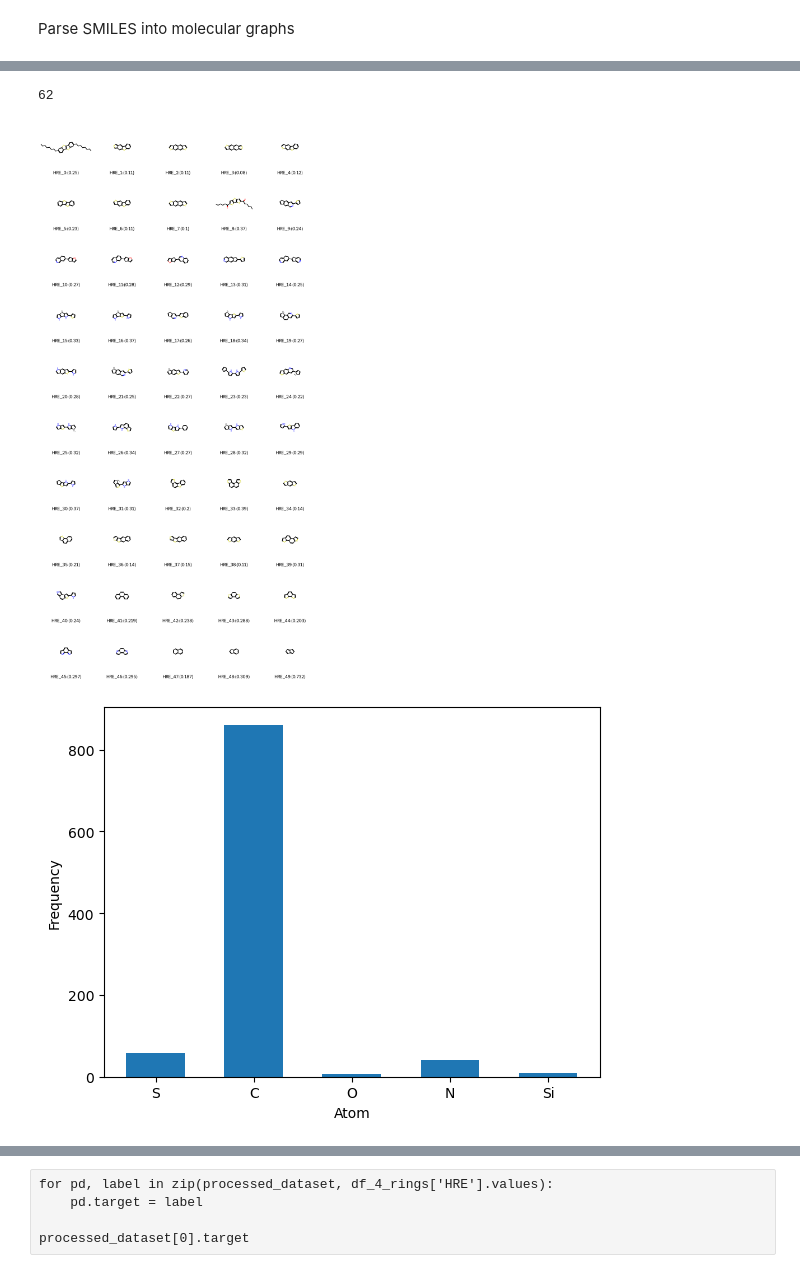
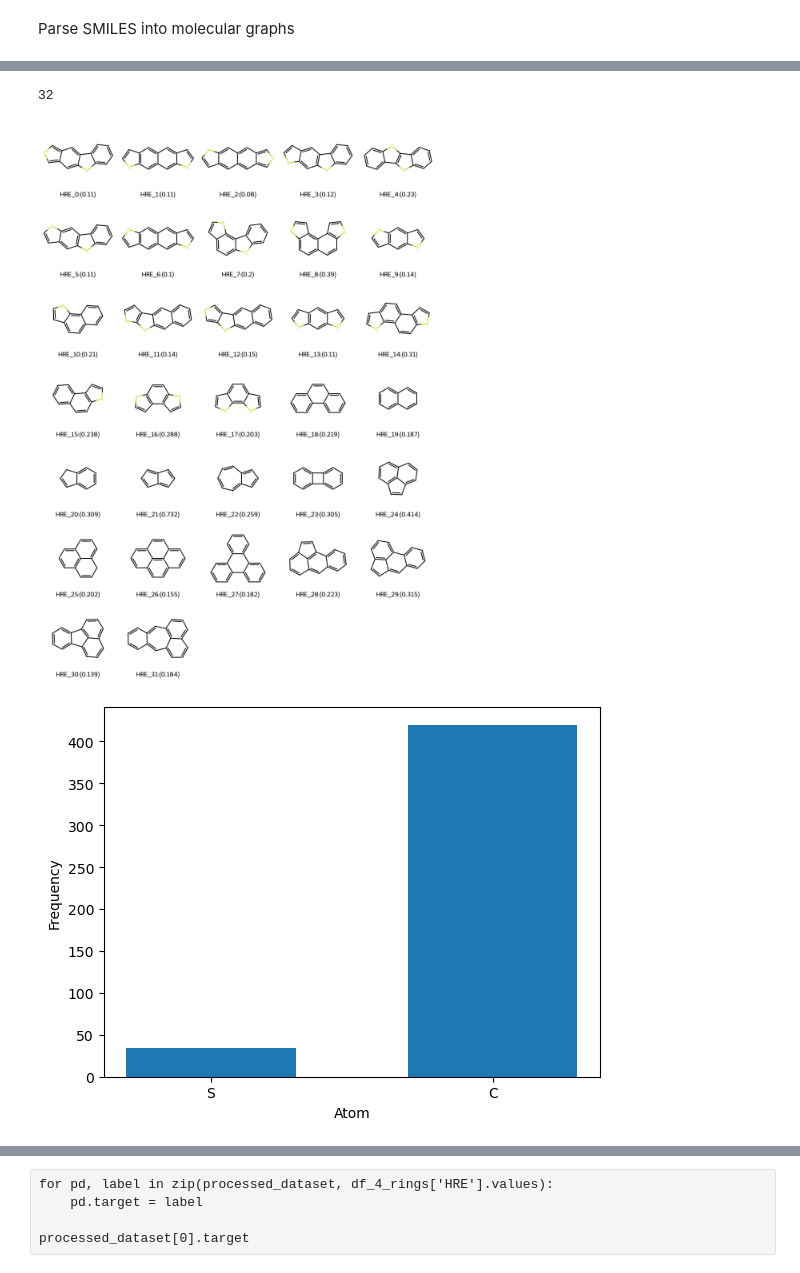
Before and after one commit to 24shiny/Heteroacenes, a Jupyter notebook: p4_qek_regression_all.ipynb, the cells around one changed output, grey strips where cells are left out. Cells and saved outputs as stored; diff of their text form; code cells hidden in the pictures.

Commit message:
graphs and extractors refactored

```diff
--- a/p4_qek_regression_all.ipynb
+++ b/p4_qek_regression_all.ipynb
@@ -15,8 +15,9 @@ warnings.filterwarnings("ignore", category=DeprecationWarning)
 # %% [markdown]
 Parse SMILES into molecular graphs
 # %%
-df = pd.read_csv('mol_datasets/panasonic.csv')
-df = df.drop(columns=["Unnamed: 0"])
-print(len(df))
-df.head()
+df_hetero = pd.read_csv('mol_datasets/s_hetero.csv')
+df_hetero = df_hetero.drop(columns=["Unnamed: 0"])
+df_hetero['label'] = 1
+print(len(df_hetero))
+df_hetero.head()
 # %% [output]
@@ -29,0 +31,6 @@ df.head()
+# %%
+df_acenes = pd.read_csv('mol_datasets/acenes.csv')
+df_acenes = df_acenes.drop(columns=["Unnamed: 0"])
+df_acenes['label'] = 0
+print(len(df_acenes))
+df_acenes.head()
@@ -29,0 +45,3 @@ df.head()
+# %%
+df = pd.concat([df_hetero, df_acenes])
+df.head()
@@ -30,14 +55,17 @@ df.head()
 # %%
 df_4_rings = df[df['rings']<4.1]
 print(len(df_4_rings))
-mols = [Chem.MolFromSmiles(s) for s in df_4_rings['SMILES'].values]
-hre_list = [round(i,3) for i in list(df_4_rings['HRE'].values)]
+smiles_list = list(df_4_rings['SMILES'].values)
+hres = list(df_4_rings['HRE'].values)
+mols = [Chem.MolFromSmiles(s) for s in smiles_list]
+hre_list = [round(i,3) for i in hres]
+label_list = list(df['label'].values)
 labels = [f"HRE_{i}:({hre_list[i]})" for i in range(len(df_4_rings))]
 img = Draw.MolsToGridImage(mols[:], molsPerRow=5, subImgSize=(200,200), legends=labels)
 img
 # %% [output]
-62
+32
-[figure, old version]
+[figure, new version]
 # %%
 from collections import Counter
 all_atoms = []
@@ -55,4 +83,4 @@ plt.xlabel("Atom")
 plt.ylabel("Frequency")
 plt.show()
 # %% [output]
-[figure, old version]
+[figure, new version]
```
Also changed, not shown: parts of 30 cells of this notebook.
